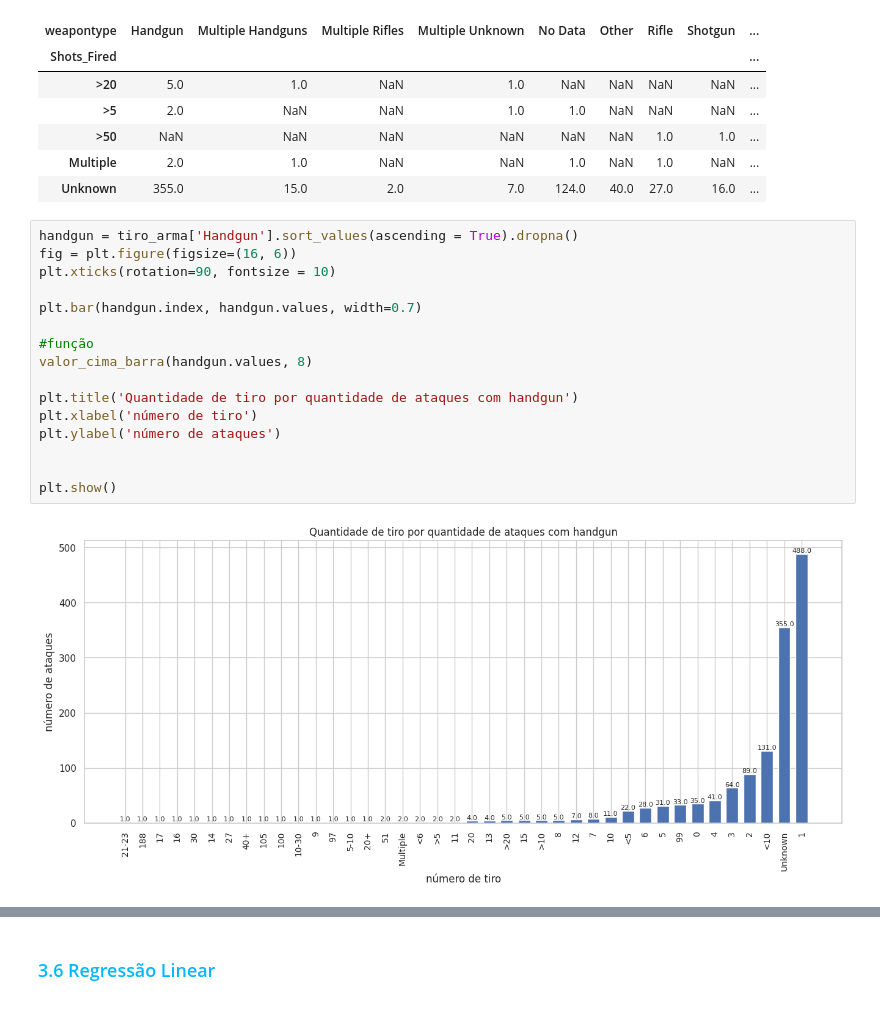
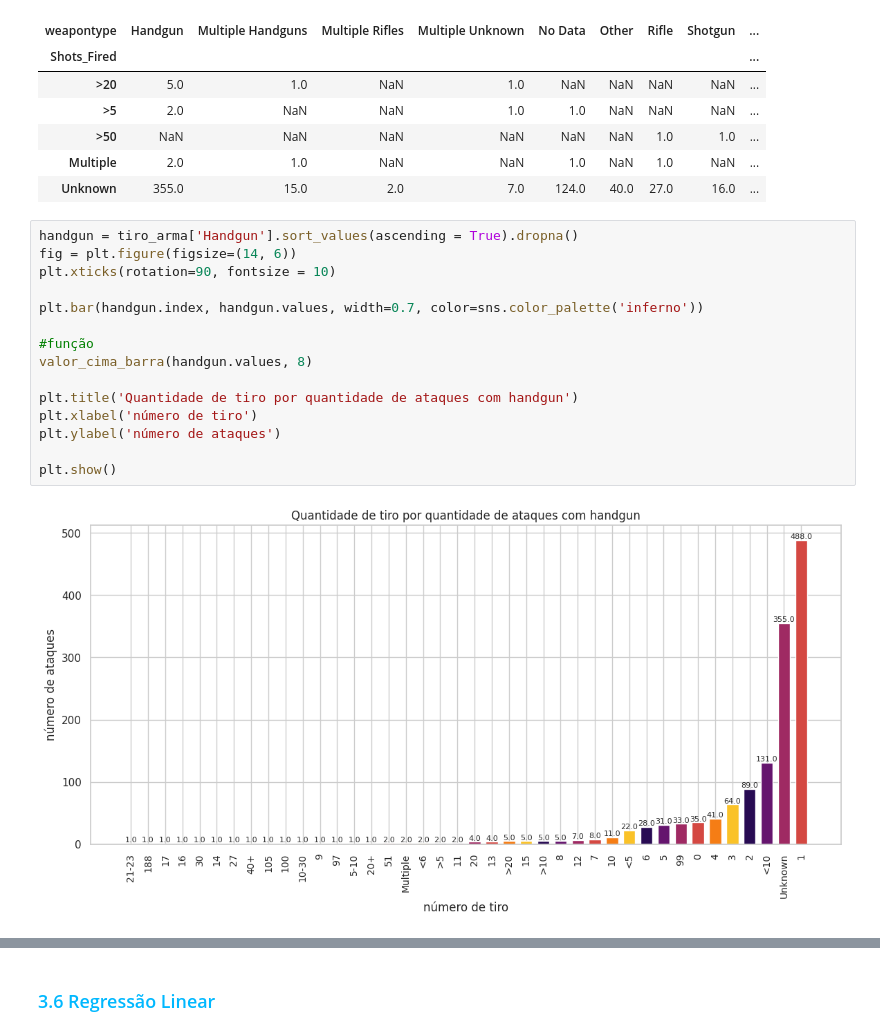
Before and after one commit to mariabandeira/gunviolence, a Jupyter notebook: Violência_Escolar.ipynb, the cells around one changed output, grey strips where cells are left out. Saved outputs shown, nothing was run; the diff lists cells and outputs as text.

```diff
--- a/Violência_Escolar.ipynb
+++ b/Violência_Escolar.ipynb
@@ -1439,19 +1500,18 @@ tiro_arma.tail()
 | Unknown | 355.0 | 15.0 | 2.0 | 7.0 | 124.0 | 40.0 | 27.0 | 16.0 | ... |
 # %%
 handgun = tiro_arma['Handgun'].sort_values(ascending = True).dropna()
-fig = plt.figure(figsize=(16, 6))
+fig = plt.figure(figsize=(14, 6))
 plt.xticks(rotation=90, fontsize = 10)
 
-plt.bar(handgun.index, handgun.values, width=0.7)
+plt.bar(handgun.index, handgun.values, width=0.7, color=sns.color_palette('inferno'))
 
 #função
 valor_cima_barra(handgun.values, 8)
 
 plt.title('Quantidade de tiro por quantidade de ataques com handgun')
 plt.xlabel('número de tiro')
 plt.ylabel('número de ataques')
 
-
 plt.show()
 # %% [output]
-[figure, old version]
+[figure, new version]
```
Also changed, not shown: parts of 28 cells of this notebook.
